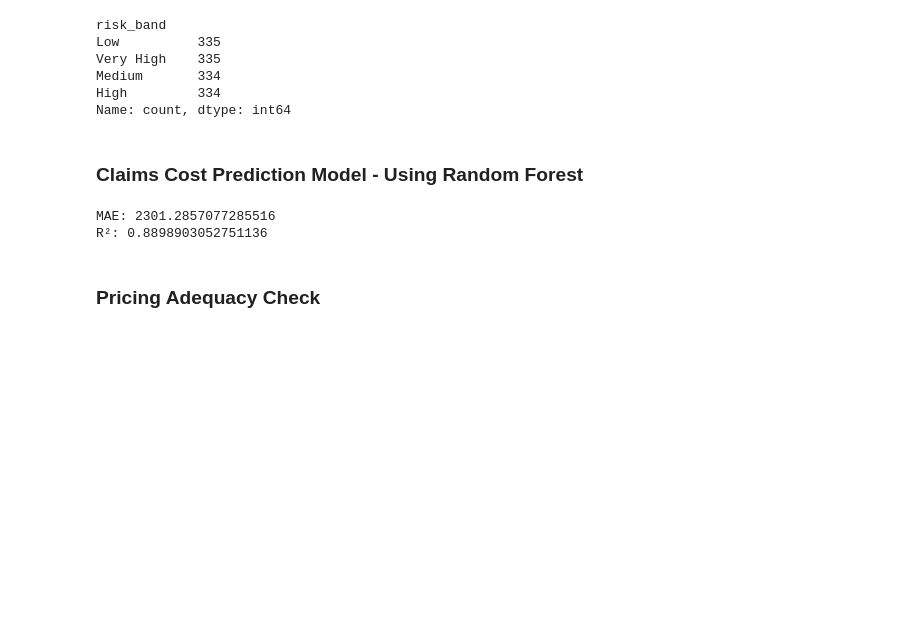
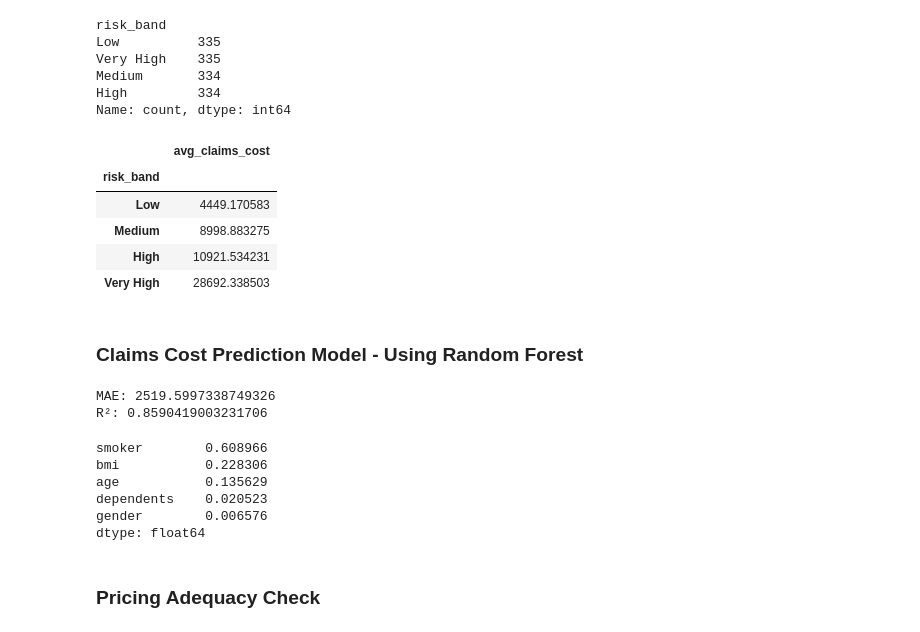
Before and after one commit to Kurodataio/Health-Insurance-Claims, a Jupyter notebook: health-insurance-claims.ipynb, the cells around one changed output. Cells and saved outputs as stored; diff of their text form; code cells hidden in the pictures; blank space fills up the shorter version.

Commit message:
Update random forest model

```diff
--- a/health-insurance-claims.ipynb
+++ b/health-insurance-claims.ipynb
@@ -302,15 +305,30 @@ Very High    335
 Medium       334
 High         334
 Name: count, dtype: int64
+# %%
+# Average claims cost by risk band
+df.groupby("risk_band")["claims_cost"].mean().to_frame("avg_claims_cost")
+# %% [output]
+|  | avg_claims_cost |
+| risk_band |  |
+| Low | 4449.170583 |
+| Medium | 8998.883275 |
+| High | 10921.534231 |
+| Very High | 28692.338503 |
 # %% [markdown]
 ###  Claims Cost Prediction Model - Using Random Forest
 # %%
-X = df[["age","bmi","smoker","dependents"]]
+features = ["age", "bmi", "smoker", "dependents", "gender"]
+X = df[features]
 y = df["claims_cost"]
 
-X_train, X_test, y_train, y_test = train_test_split(X, y, test_size=0.2)
+X_train, X_test, y_train, y_test = train_test_split(X, y, test_size=0.2, random_state=my_seed)
 
-model = RandomForestRegressor(n_estimators=200)
+model = RandomForestRegressor(
+    n_estimators=400,
+    random_state=42,
+    n_jobs=-1
+)
 model.fit(X_train, y_train)
 
 preds = model.predict(X_test)
@@ -318,5 +336,5 @@ preds = model.predict(X_test)
 print("MAE:", mean_absolute_error(y_test, preds))
 print("R²:", r2_score(y_test, preds))
 # %% [output]
-MAE: 2301.2857077285516
-R²: 0.8898903052751136
+MAE: 2519.5997338749326
+R²: 0.8590419003231706
@@ -323,3 +344,14 @@ R²: 0.8898903052751136
+# %%
+# Feature importance for underwriting transparency
+fi = pd.Series(model.feature_importances_, index=features).sort_values(ascending=False)
+fi
+# %% [output]
+smoker        0.608966
+bmi           0.228306
+age           0.135629
+dependents    0.020523
+gender        0.006576
+dtype: float64
 # %% [markdown]
 ### Pricing Adequacy Check
 # %%
```
Also changed, not shown: parts of 6 cells of this notebook, 5 other files.
